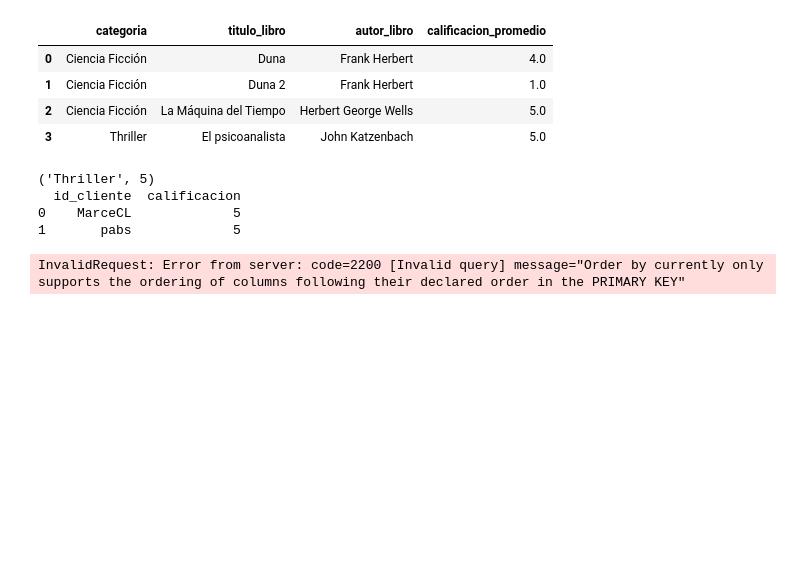
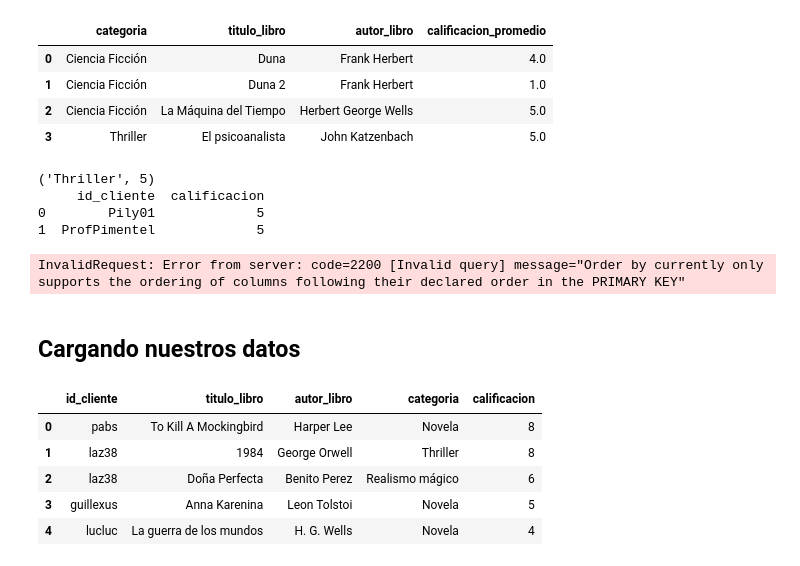
Before and after one commit to Detroxsys/BBDDNE, a Jupyter notebook: Proyecto_II/cass_conection_test.ipynb, the cells around one changed output. Cells and saved outputs as stored; diff of their text form; code cells hidden in the pictures; blank space fills up the shorter version.

```diff
--- a/Proyecto_II/cass_conection_test.ipynb
+++ b/Proyecto_II/cass_conection_test.ipynb
@@ -525,7 +450,7 @@ res
 # %%
 # CONSULTANDO LAS TABLAS
 
-res1 = Q3_categoría_preferida_por_cliente('MarceCL')
+res1 = Q3_categoría_preferida_por_cliente('ProfPimentel')
 print(res1)
 
 res2 = Q4_mas_disfrutaron_libro('Duna', 'Frank Herbert')
@@ -535,7 +460,21 @@ res3 = Q5_mejores_libros_por_categoria('Ciencia Ficción')
 print(res3)
 # %% [output]
 ('Thriller', 5)
-  id_cliente  calificacion
-0    MarceCL             5
-1       pabs             5
+     id_cliente  calificacion
+0        Pily01             5
+1  ProfPimentel             5
 InvalidRequest: Error from server: code=2200 [Invalid query] message="Order by currently only supports the ordering of columns following their declared order in the PRIMARY KEY"
+# %% [markdown]
+## Cargando nuestros datos
+# %%
+reviews = pd.read_csv('resources/data.csv')
+users=pd.read_csv("resources/users.csv")
+# %%
+reviews.head(5)
+# %% [output]
+|  | id_cliente | titulo_libro | autor_libro | categoria | calificacion |
+| 0 | pabs | To Kill A Mockingbird | Harper Lee | Novela | 8 |
+| 1 | laz38 | 1984 | George Orwell | Thriller | 8 |
+| 2 | laz38 | Doña Perfecta | Benito Perez | Realismo mágico | 6 |
+| 3 | guillexus | Anna Karenina | Leon Tolstoi | Novela | 5 |
+| 4 | lucluc | La guerra de los mundos | H. G. Wells | Novela | 4 |
```
Also changed, not shown: parts of 13 cells of this notebook, 2 other files.
